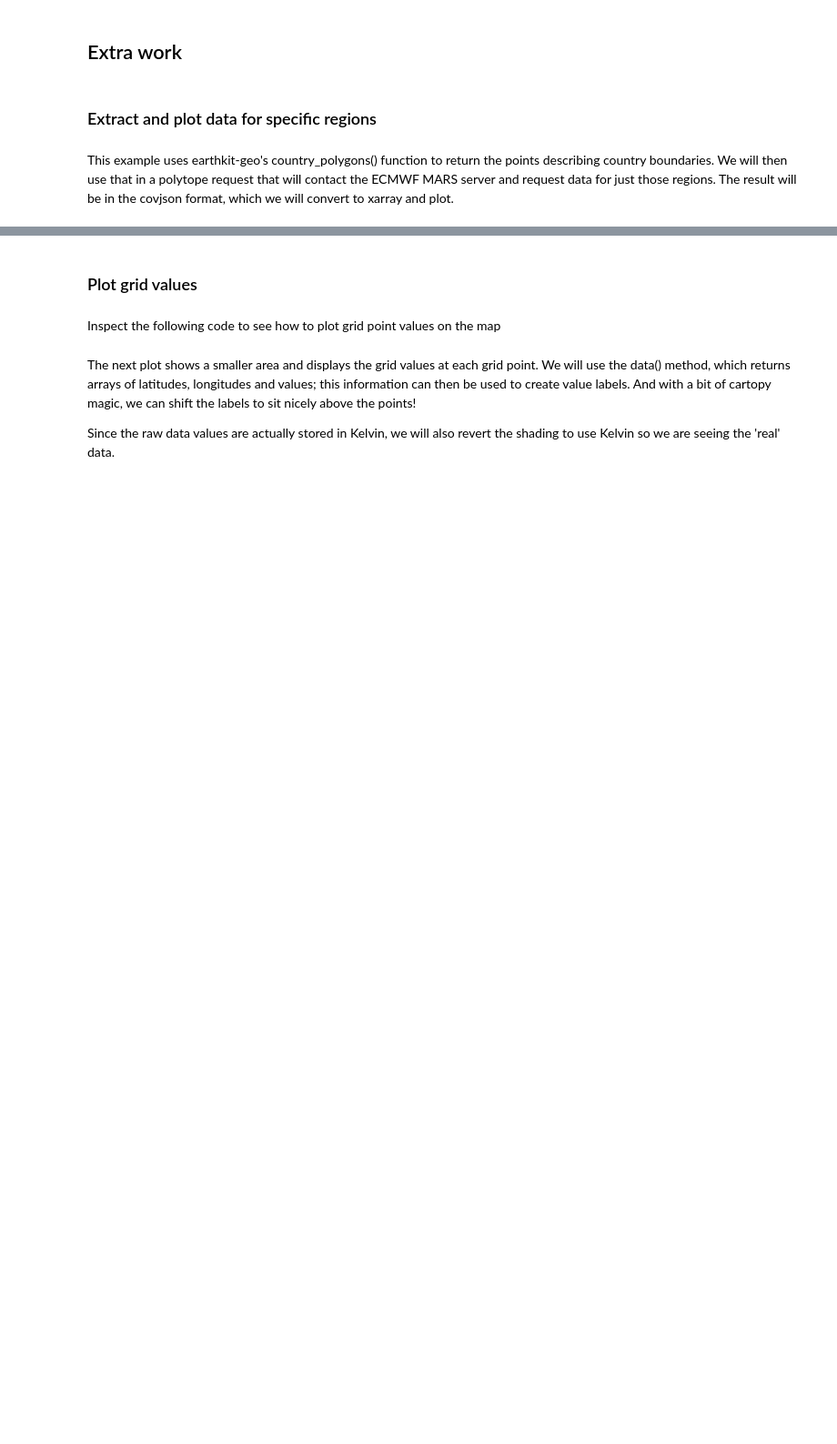
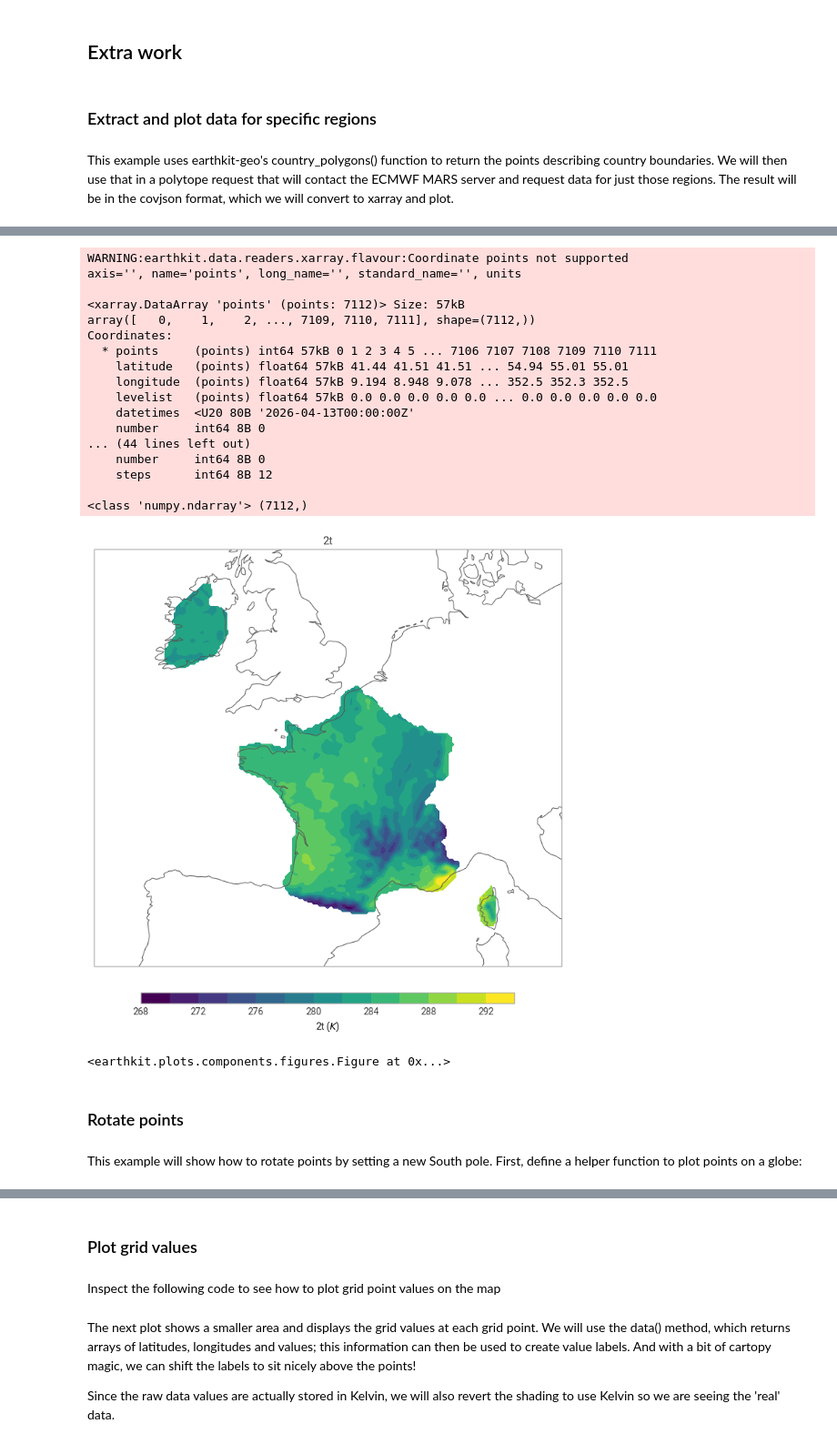
Before and after one commit to ecmwf-training/2026-earthkit-training, a Jupyter notebook: content/earthkit-geo/ekg-1-grids.ipynb, the cells around one changed output, grey strips where cells are left out. Shown at 91% size. Drawn from its saved outputs; the diff is of its cells as text; code cells hidden in the pictures; blank space fills up the shorter version.

Commit message:
Update earthkit-geo notebook

```diff
--- a/content/earthkit-geo/ekg-1-grids.ipynb
+++ b/content/earthkit-geo/ekg-1-grids.ipynb
@@ -187,7 +275,7 @@ request = {
     "param": "2t",
     "step": "12",
     "time": "00",
-    "date": "20260314",
+    "date": "20260413",
     "type": "fc",
     "domain": "g",
     "feature" : {
@@ -214,0 +309,28 @@ fig.show()
+# %%
+chart = ekp.geo.plot(data_from_domain_xr, domain=domain)
+chart.title()
+chart.show()
+# %% [output]
+WARNING:earthkit.data.readers.xarray.flavour:Coordinate points not supported
+axis='', name='points', long_name='', standard_name='', units
+
+<xarray.DataArray 'points' (points: 7112)> Size: 57kB
+array([   0,    1,    2, ..., 7109, 7110, 7111], shape=(7112,))
+Coordinates:
+  * points     (points) int64 57kB 0 1 2 3 4 5 ... 7106 7107 7108 7109 7110 7111
+    latitude   (points) float64 57kB 41.44 41.51 41.51 ... 54.94 55.01 55.01
+    longitude  (points) float64 57kB 9.194 8.948 9.078 ... 352.5 352.3 352.5
+    levelist   (points) float64 57kB 0.0 0.0 0.0 0.0 0.0 ... 0.0 0.0 0.0 0.0 0.0
+    datetimes  <U20 80B '2026-04-13T00:00:00Z'
+    number     int64 8B 0
+... (44 lines left out)
+    number     int64 8B 0
+    steps      int64 8B 12
+
+<class 'numpy.ndarray'> (7112,)
+[figure, added]
+<earthkit.plots.components.figures.Figure at 0x...>
+# %% [markdown]
+### Rotate points
+# %% [markdown]
+This example will show how to rotate points by setting a new South pole. First, define a helper function to plot points on a globe:
```
Also changed, not shown: parts of 22 cells of this notebook.
